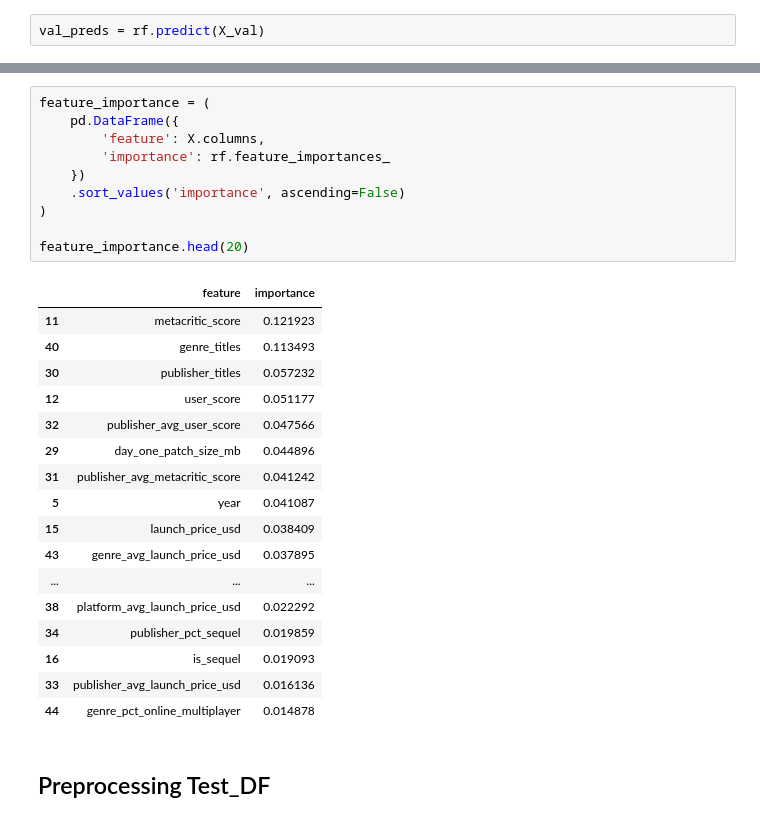
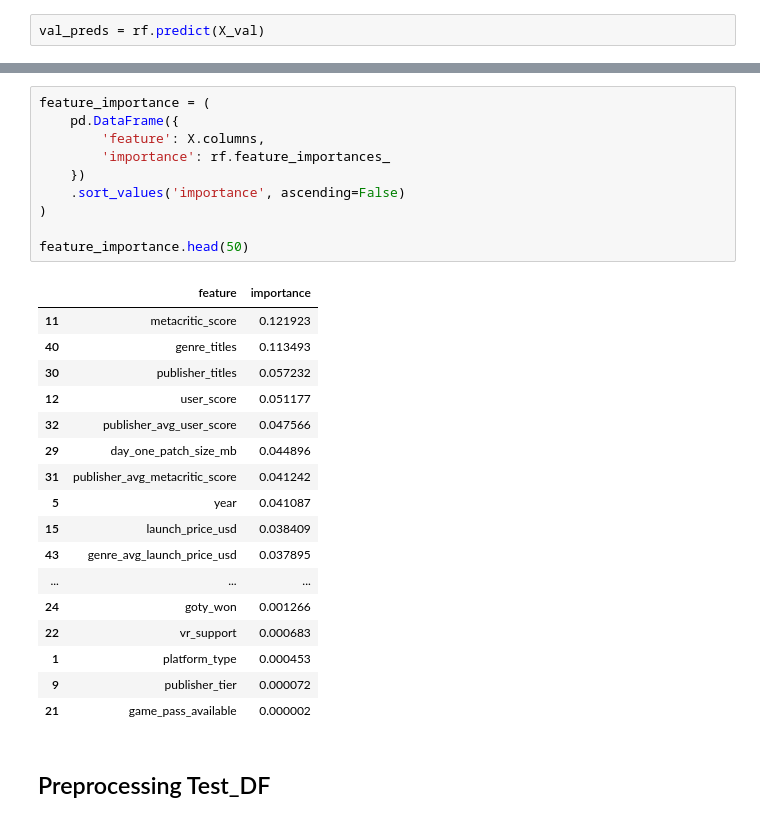
Before and after one commit to ZINC137/ML-AI-hackathon, a Jupyter notebook: Entry-1(RandomForest).ipynb, the cells around one changed output, grey strips where cells are left out. Cells and saved outputs as stored; diff of their text form.

```diff
--- a/Entry-1(RandomForest).ipynb
+++ b/Entry-1(RandomForest).ipynb
@@ -614,31 +614,31 @@ R2: 0.38175771480421516
 # %%
 feature_importance = (
     pd.DataFrame({
         'feature': X.columns,
         'importance': rf.feature_importances_
     })
     .sort_values('importance', ascending=False)
 )
 
-feature_importance.head(20)
+feature_importance.head(50)
 # %% [output]
 |  | feature | importance |
 | 11 | metacritic_score | 0.121923 |
 | 40 | genre_titles | 0.113493 |
 | 30 | publisher_titles | 0.057232 |
 | 12 | user_score | 0.051177 |
 | 32 | publisher_avg_user_score | 0.047566 |
 | 29 | day_one_patch_size_mb | 0.044896 |
 | 31 | publisher_avg_metacritic_score | 0.041242 |
 | 5 | year | 0.041087 |
 | 15 | launch_price_usd | 0.038409 |
 | 43 | genre_avg_launch_price_usd | 0.037895 |
 | ... | ... | ... |
-| 38 | platform_avg_launch_price_usd | 0.022292 |
-| 34 | publisher_pct_sequel | 0.019859 |
-| 16 | is_sequel | 0.019093 |
-| 33 | publisher_avg_launch_price_usd | 0.016136 |
-| 44 | genre_pct_online_multiplayer | 0.014878 |
+| 24 | goty_won | 0.001266 |
+| 22 | vr_support | 0.000683 |
+| 1 | platform_type | 0.000453 |
+| 9 | publisher_tier | 0.000072 |
+| 21 | game_pass_available | 0.000002 |
 # %% [markdown]
 ## Preprocessing Test_DF
 # %%
```
Also changed, not shown: parts of 2 cells of this notebook, 8 other files.
